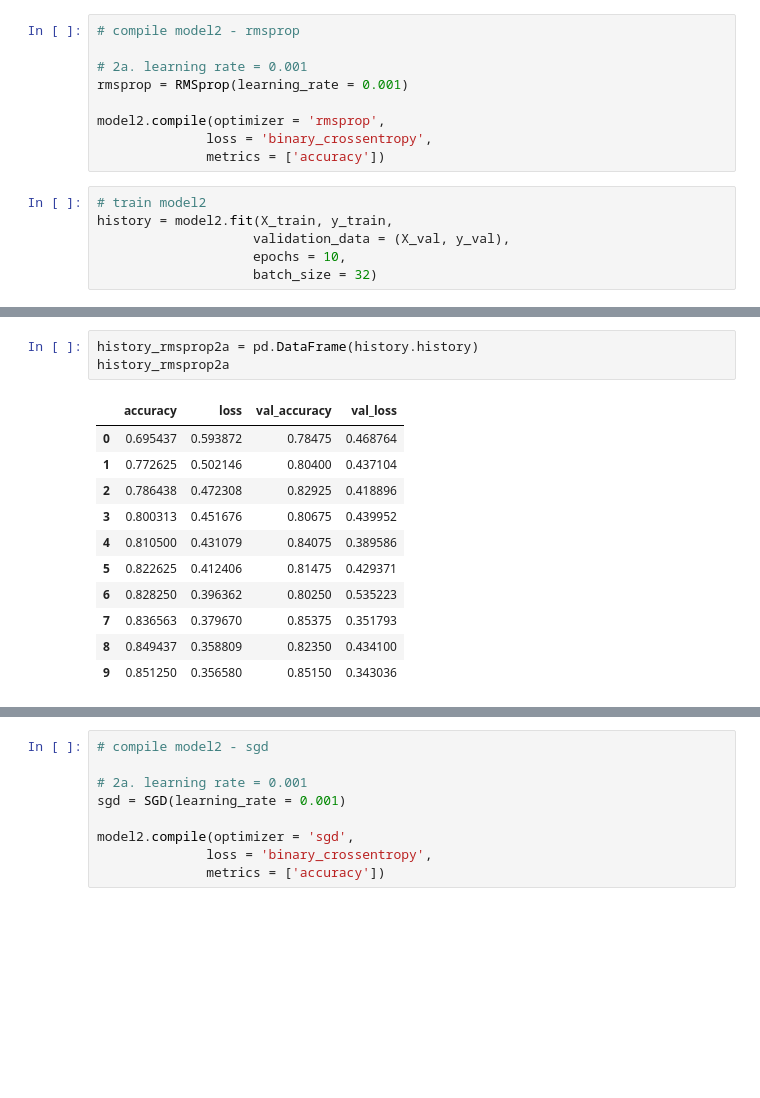
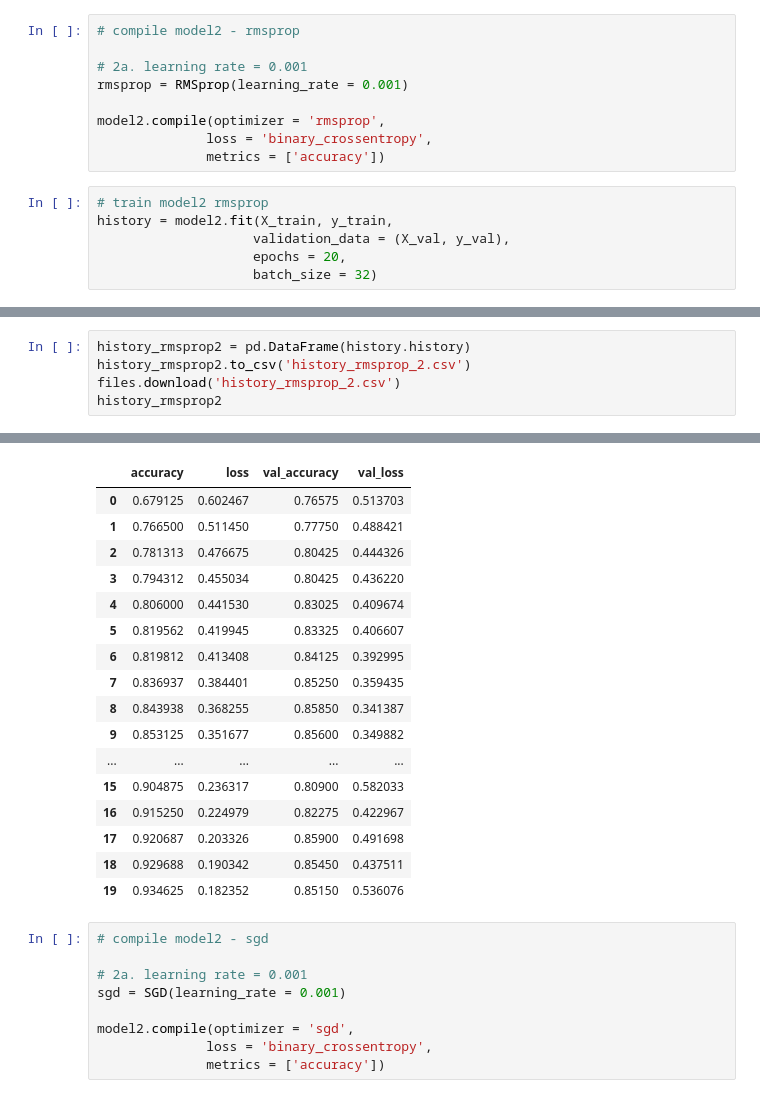
Before and after one commit to FleaBusyBeeBergs/dtsa5511-cnn-cancer-detection, a Jupyter notebook: cnn-cancer-detection.ipynb, the cells around one changed output, grey strips where cells are left out. Drawn from its saved outputs; the diff is of its cells as text; blank space fills up the shorter version.

```diff
--- a/cnn-cancer-detection.ipynb
+++ b/cnn-cancer-detection.ipynb
@@ -428,9 +473,9 @@ model2.compile(optimizer = 'rmsprop',
               loss = 'binary_crossentropy',
               metrics = ['accuracy'])
 # %%
-# train model2
+# train model2 rmsprop
 history = model2.fit(X_train, y_train,
                     validation_data = (X_val, y_val),
-                    epochs = 10,
+                    epochs = 20,
                     batch_size = 32)
 # %% [output]
@@ -457,15 +499,6 @@ Epoch 10/10
-# %%
-history_rmsprop2a = pd.DataFrame(history.history)
-history_rmsprop2a
-# %% [output]
-|  | accuracy | loss | val_accuracy | val_loss |
-| 0 | 0.695437 | 0.593872 | 0.78475 | 0.468764 |
-| 1 | 0.772625 | 0.502146 | 0.80400 | 0.437104 |
-| 2 | 0.786438 | 0.472308 | 0.82925 | 0.418896 |
-| 3 | 0.800313 | 0.451676 | 0.80675 | 0.439952 |
-| 4 | 0.810500 | 0.431079 | 0.84075 | 0.389586 |
-| 5 | 0.822625 | 0.412406 | 0.81475 | 0.429371 |
-| 6 | 0.828250 | 0.396362 | 0.80250 | 0.535223 |
-| 7 | 0.836563 | 0.379670 | 0.85375 | 0.351793 |
-| 8 | 0.849437 | 0.358809 | 0.82350 | 0.434100 |
-| 9 | 0.851250 | 0.356580 | 0.85150 | 0.343036 |
+# %%
+history_rmsprop2 = pd.DataFrame(history.history)
+history_rmsprop2.to_csv('history_rmsprop_2.csv')
+files.download('history_rmsprop_2.csv')
+history_rmsprop2
+# %% [output]
@@ -472,3 +507,20 @@ history_rmsprop2a
+|  | accuracy | loss | val_accuracy | val_loss |
+| 0 | 0.679125 | 0.602467 | 0.76575 | 0.513703 |
+| 1 | 0.766500 | 0.511450 | 0.77750 | 0.488421 |
+| 2 | 0.781313 | 0.476675 | 0.80425 | 0.444326 |
+| 3 | 0.794312 | 0.455034 | 0.80425 | 0.436220 |
+| 4 | 0.806000 | 0.441530 | 0.83025 | 0.409674 |
+| 5 | 0.819562 | 0.419945 | 0.83325 | 0.406607 |
+| 6 | 0.819812 | 0.413408 | 0.84125 | 0.392995 |
+| 7 | 0.836937 | 0.384401 | 0.85250 | 0.359435 |
+| 8 | 0.843938 | 0.368255 | 0.85850 | 0.341387 |
+| 9 | 0.853125 | 0.351677 | 0.85600 | 0.349882 |
+| ... | ... | ... | ... | ... |
+| 15 | 0.904875 | 0.236317 | 0.80900 | 0.582033 |
+| 16 | 0.915250 | 0.224979 | 0.82275 | 0.422967 |
+| 17 | 0.920687 | 0.203326 | 0.85900 | 0.491698 |
+| 18 | 0.929688 | 0.190342 | 0.85450 | 0.437511 |
+| 19 | 0.934625 | 0.182352 | 0.85150 | 0.536076 |
 # %%
 # compile model2 - sgd
 
```
Also changed, not shown: parts of 45 cells of this notebook.
